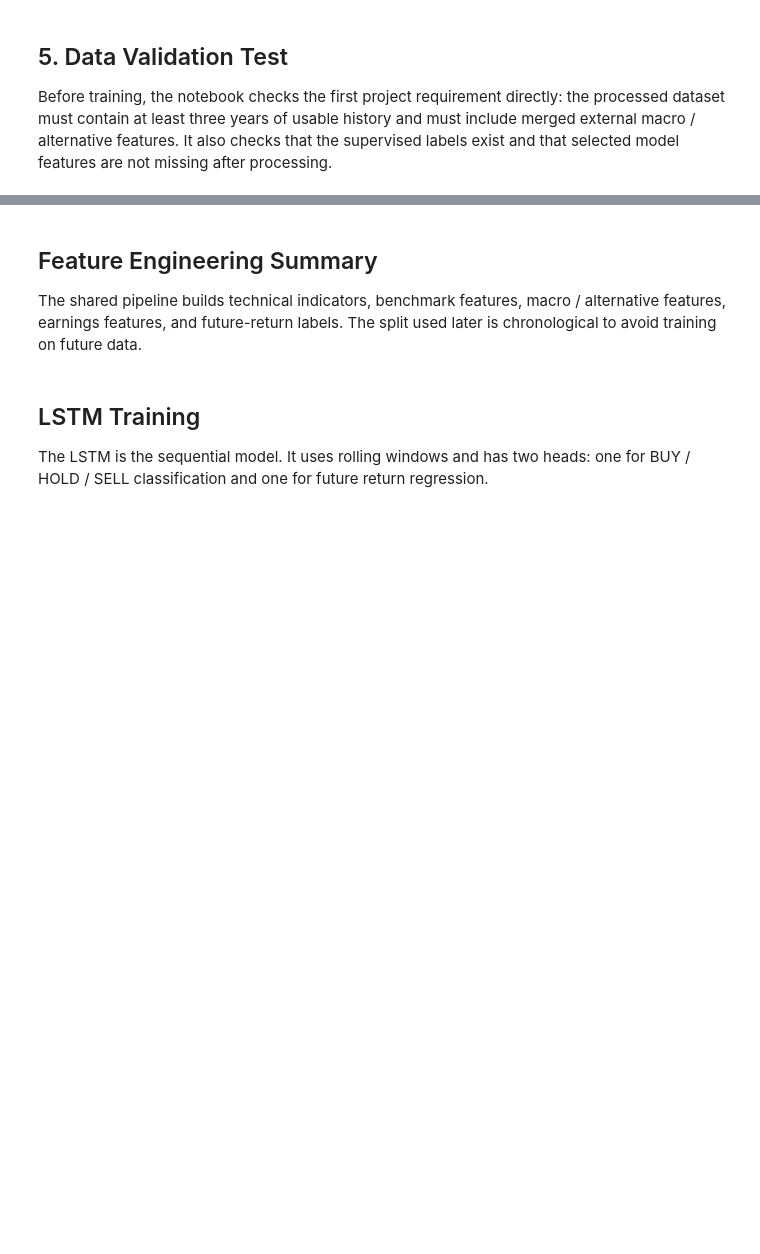
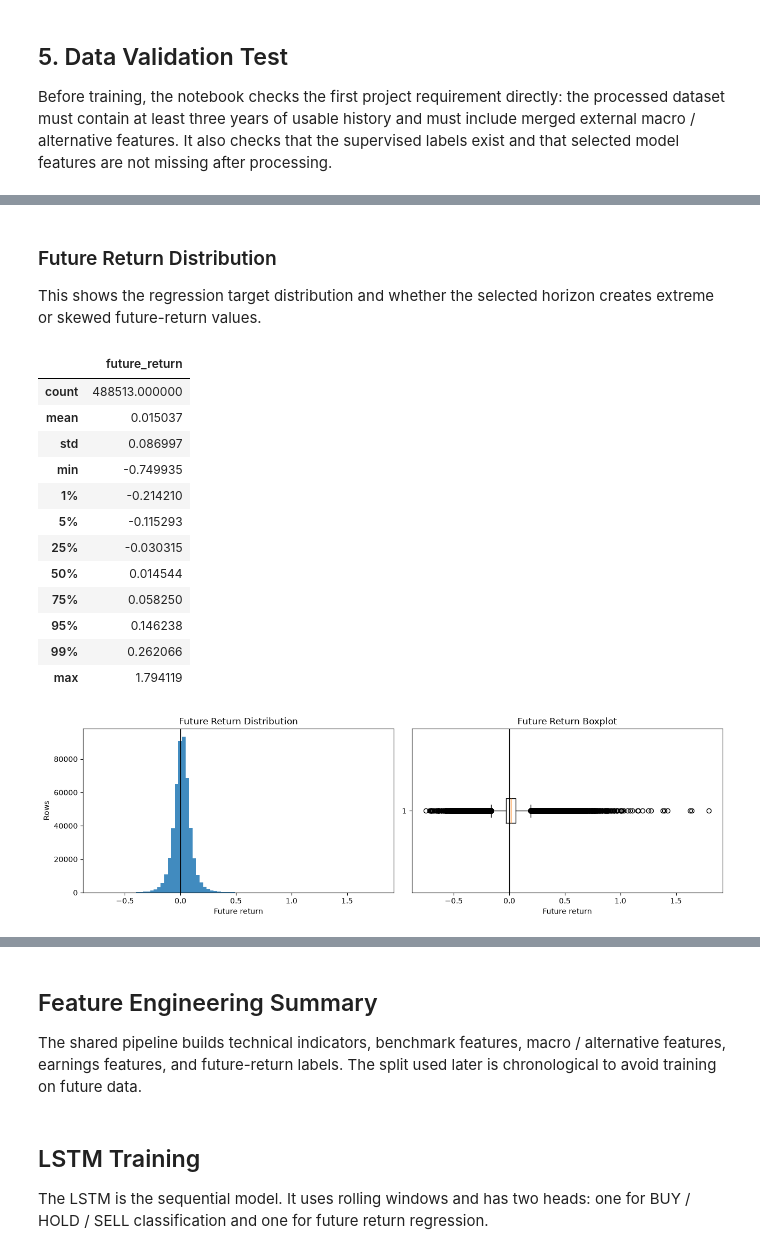
Before and after one commit to OmerOnn/algo-trading-lstm-stock-prediction, a Jupyter notebook: notebooks/final_project_colab.ipynb, the cells around one changed output, grey strips where cells are left out. Cells and saved outputs as stored; diff of their text form; code cells hidden in the pictures; blank space fills up the shorter version.

```diff
--- a/notebooks/final_project_colab.ipynb
+++ b/notebooks/final_project_colab.ipynb
@@ -217,0 +526,36 @@ assert set(label_values).issubset({0, 1, 2}) and len(label_values) > 0, 'Labels
+# %% [markdown]
+### Future Return Distribution
+
+This shows the regression target distribution and whether the selected horizon creates extreme or skewed future-return values.
+# %%
+future_return_summary = df['future_return'].describe(percentiles=[0.01, 0.05, 0.25, 0.5, 0.75, 0.95, 0.99]).to_frame()
+display(future_return_summary)
+
+fig, axes = plt.subplots(1, 2, figsize=(13, 4))
+axes[0].hist(df['future_return'].dropna(), bins=80, color='#1f77b4', alpha=0.85)
+axes[0].axvline(0, color='black', linewidth=1)
+axes[0].set_title('Future Return Distribution')
+axes[0].set_xlabel('Future return')
+axes[0].set_ylabel('Rows')
+
+axes[1].boxplot(df['future_return'].dropna(), vert=False)
+axes[1].axvline(0, color='black', linewidth=1)
+axes[1].set_title('Future Return Boxplot')
+axes[1].set_xlabel('Future return')
+plt.tight_layout()
+plt.show()
+# %% [output]
+|  | future_return |
+| count | 488513.000000 |
+| mean | 0.015037 |
+| std | 0.086997 |
+| min | -0.749935 |
+| 1% | -0.214210 |
+| 5% | -0.115293 |
+| 25% | -0.030315 |
+| 50% | 0.014544 |
+| 75% | 0.058250 |
+| 95% | 0.146238 |
+| 99% | 0.262066 |
+| max | 1.794119 |
+[figure, added]
```
Also changed, not shown: parts of 29 cells of this notebook, 4 other files.
